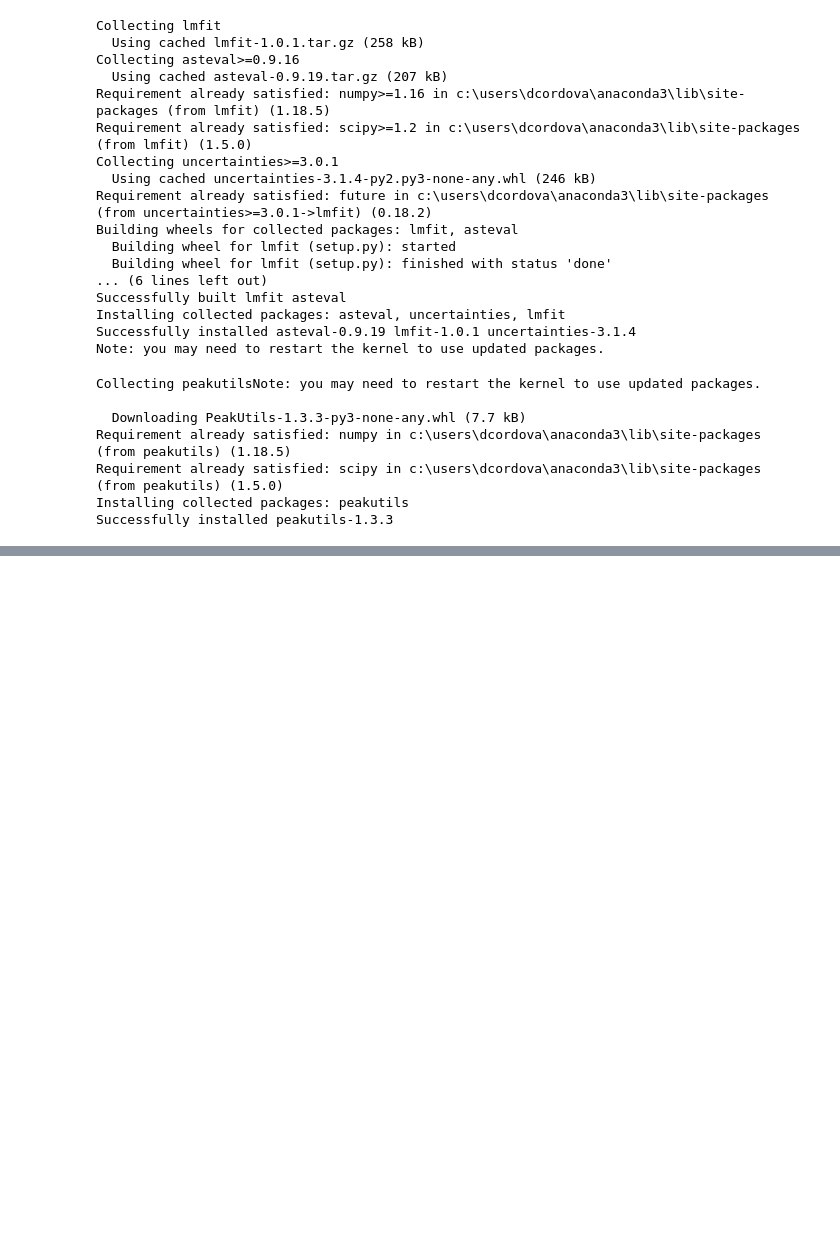
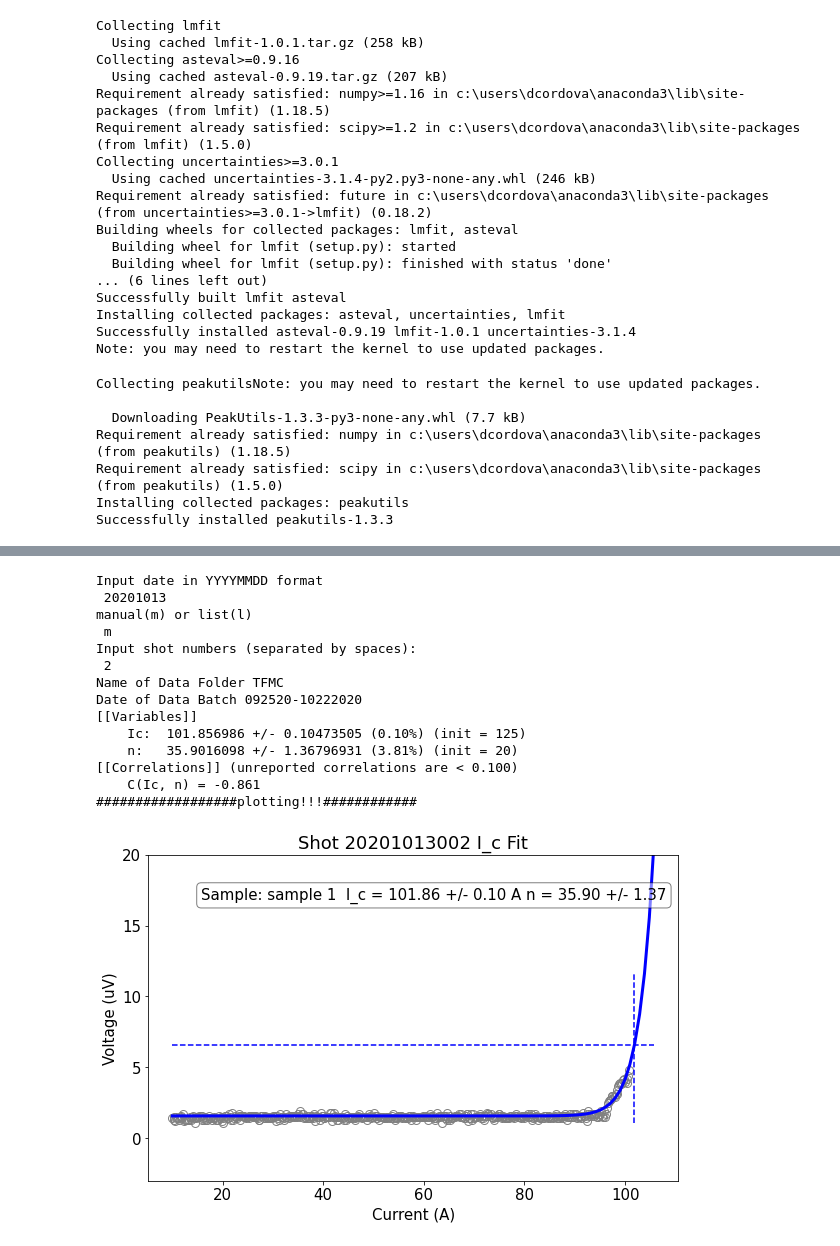
Before and after one commit to denissecfs/77K_rig_analysis, a Jupyter notebook: TFMC_Analysis_11042020.ipynb, the cells around one changed output, grey strips where cells are left out. Cells and saved outputs as stored; diff of their text form; code cells hidden in the pictures; blank space fills up the shorter version.

Commit message:
added a try and except branch to account for different sized headers. added interactive plots to Jupyter Notebook

```diff
--- a/TFMC_Analysis_11042020.ipynb
+++ b/TFMC_Analysis_11042020.ipynb
@@ -30,3 +55,22 @@ Successfully installed peakutils-1.3.3
+# %%
+mpld3.enable_notebook()
+%run calculate_IC.py
+# %% [output]
+Input date in YYYYMMDD format
+ 20201013
+manual(m) or list(l)
+ m
+Input shot numbers (separated by spaces):
+ 2
+Name of Data Folder TFMC
+Date of Data Batch 092520-10222020
+[[Variables]]
+    Ic:  101.856986 +/- 0.10473505 (0.10%) (init = 125)
+    n:   35.9016098 +/- 1.36796931 (3.81%) (init = 20)
+[[Correlations]] (unreported correlations are < 0.100)
+    C(Ic, n) = -0.861
+##################plotting!!!############
+[figure, added]
 # %%
 %run calculate_IC.py
 # %% [output]
```
Also changed, not shown: parts of 3 cells of this notebook, 1 other file.
